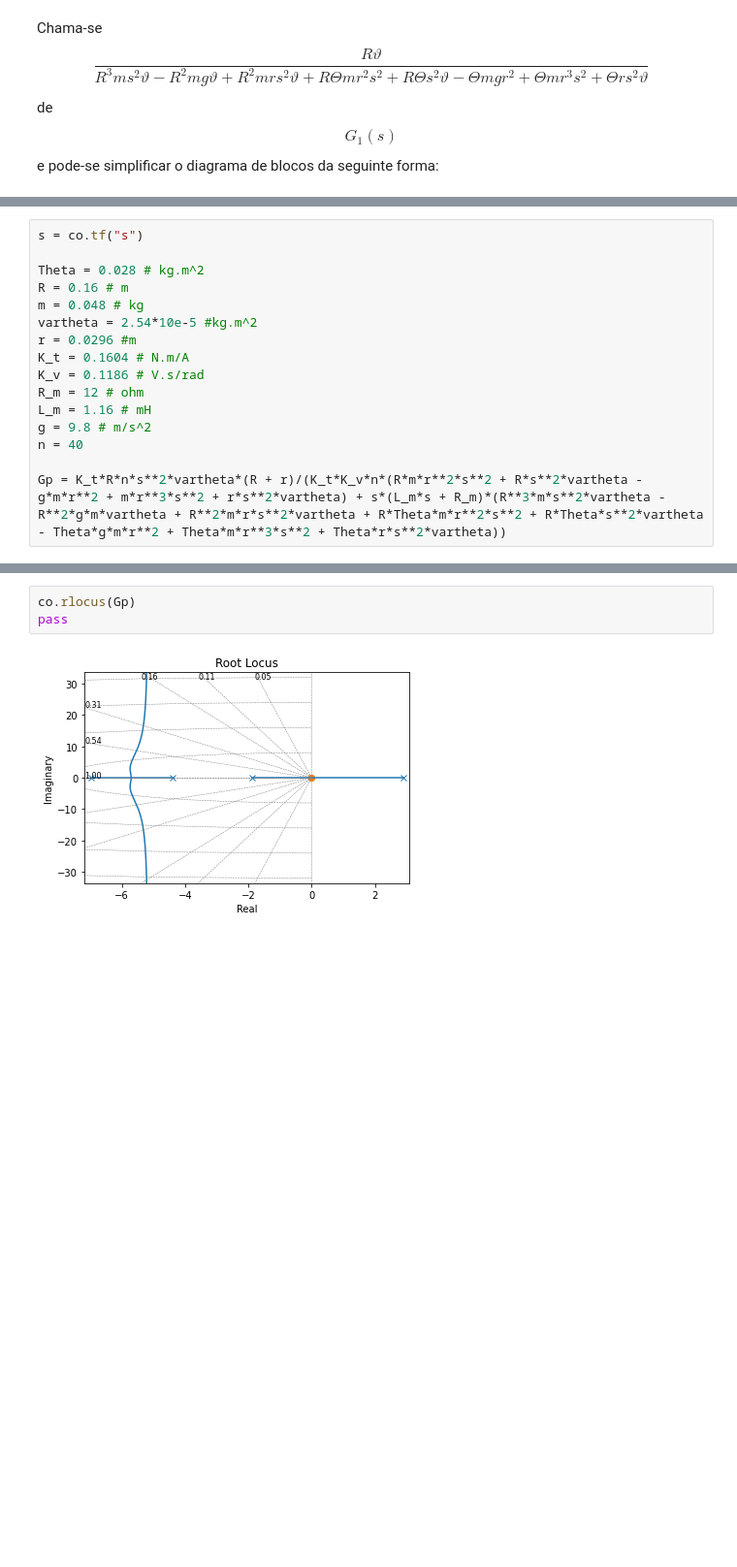
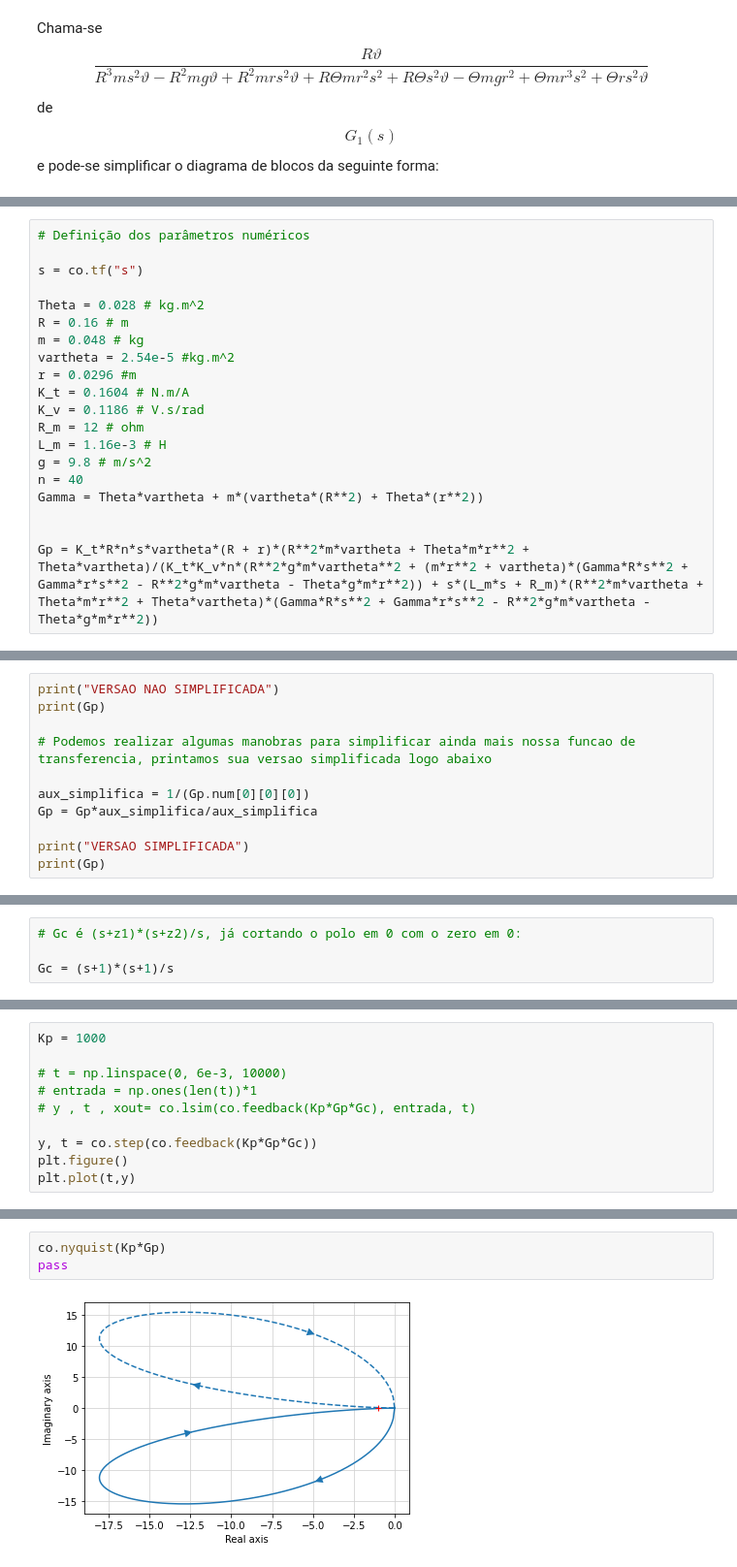
Before and after one commit to Maionepy/Controle_Projeto_Final, a Jupyter notebook: Trabalho_Final.ipynb, the cells around one changed output, grey strips where cells are left out. Shown at 97% size. Cells and saved outputs as stored; diff of their text form; blank space fills up the shorter version.

```diff
--- a/Trabalho_Final.ipynb
+++ b/Trabalho_Final.ipynb
@@ -213,16 +217,20 @@ e = K_t*R*n*s**2*vartheta*(R + r)*(R**2*m*vartheta + Theta*m*r**2 + Theta*varthe
 # %%
+# Definição dos parâmetros numéricos
+
 s = co.tf("s")
 
 Theta = 0.028 # kg.m^2
 R = 0.16 # m
 m = 0.048 # kg
-vartheta = 2.54*10e-5 #kg.m^2
+vartheta = 2.54e-5 #kg.m^2
 r = 0.0296 #m
 K_t = 0.1604 # N.m/A
 K_v = 0.1186 # V.s/rad
 R_m = 12 # ohm
-L_m = 1.16 # mH
+L_m = 1.16e-3 # H
 g = 9.8 # m/s^2
 n = 40
+Gamma = Theta*vartheta + m*(vartheta*(R**2) + Theta*(r**2))
 
-Gp = K_t*R*n*s**2*vartheta*(R + r)/(K_t*K_v*n*(R*m*r**2*s**2 + R*s**2*vartheta - g*m*r**2 + m*r**3*s**2 + r*s**2*vartheta) + s*(L_m*s + R_m)*(R**3*m*s**2*vartheta - R**2*g*m*vartheta + R**2*m*r*s**2*vartheta + R*Theta*m*r**2*s**2 + R*Theta*s**2*vartheta - Theta*g*m*r**2 + Theta*m*r**3*s**2 + Theta*r*s**2*vartheta))
+
+Gp = K_t*R*n*s*vartheta*(R + r)*(R**2*m*vartheta + Theta*m*r**2 + Theta*vartheta)/(K_t*K_v*n*(R**2*g*m*vartheta**2 + (m*r**2 + vartheta)*(Gamma*R*s**2 + Gamma*r*s**2 - R**2*g*m*vartheta - Theta*g*m*r**2)) + s*(L_m*s + R_m)*(R**2*m*vartheta + Theta*m*r**2 + Theta*vartheta)*(Gamma*R*s**2 + Gamma*r*s**2 - R**2*g*m*vartheta - Theta*g*m*r**2))
@@ -248,0 +247,11 @@ Kp
+# %%
+print("VERSAO NAO SIMPLIFICADA")
+print(Gp)
+
+# Podemos realizar algumas manobras para simplificar ainda mais nossa funcao de transferencia, printamos sua versao simplificada logo abaixo
+
+aux_simplifica = 1/(Gp.num[0][0][0])
+Gp = Gp*aux_simplifica/aux_simplifica
+
+print("VERSAO SIMPLIFICADA")
+print(Gp)
@@ -248,0 +272,4 @@ Kp
+# %%
+# Gc é (s+z1)*(s+z2)/s, já cortando o polo em 0 com o zero em 0:
+
+Gc = (s+1)*(s+1)/s
@@ -248,0 +283,10 @@ Kp
+# %%
+Kp = 1000
+
+# t = np.linspace(0, 6e-3, 10000)
+# entrada = np.ones(len(t))*1
+# y , t , xout= co.lsim(co.feedback(Kp*Gp*Gc), entrada, t)
+
+y, t = co.step(co.feedback(Kp*Gp*Gc))
+plt.figure()
+plt.plot(t,y)
@@ -249,5 +315,5 @@ Kp
 # %%
-co.rlocus(Gp)
+co.nyquist(Kp*Gp)
 pass
 # %% [output]
-[figure, old version]
+[figure, new version]
```
Also changed, not shown: parts of 44 cells of this notebook, 10 other files.
